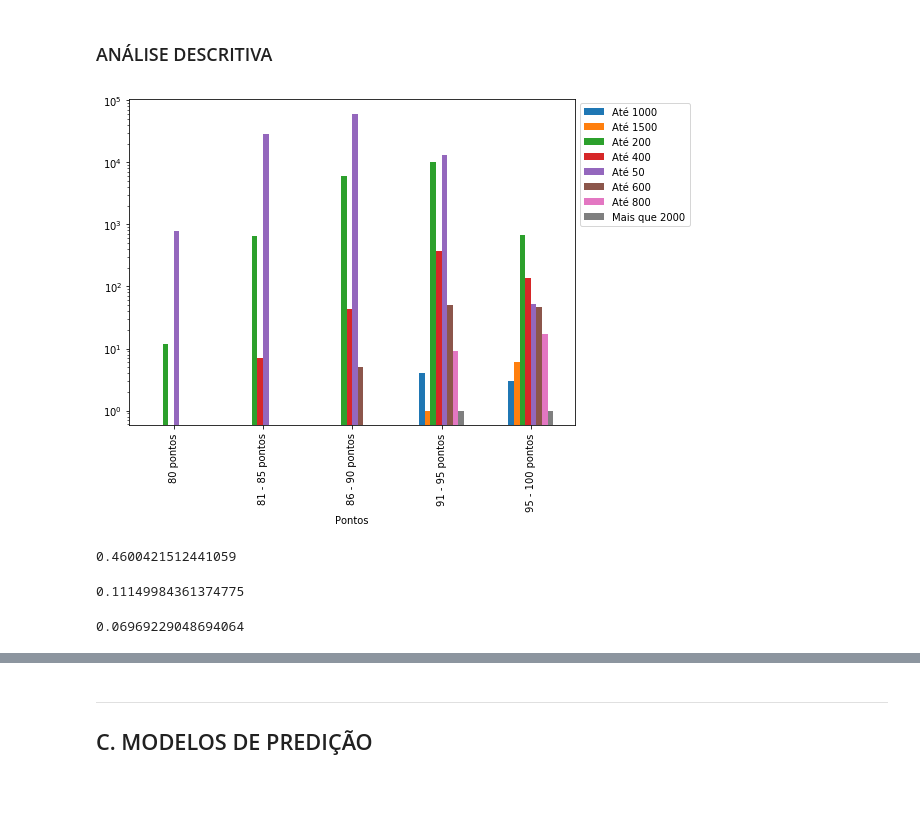
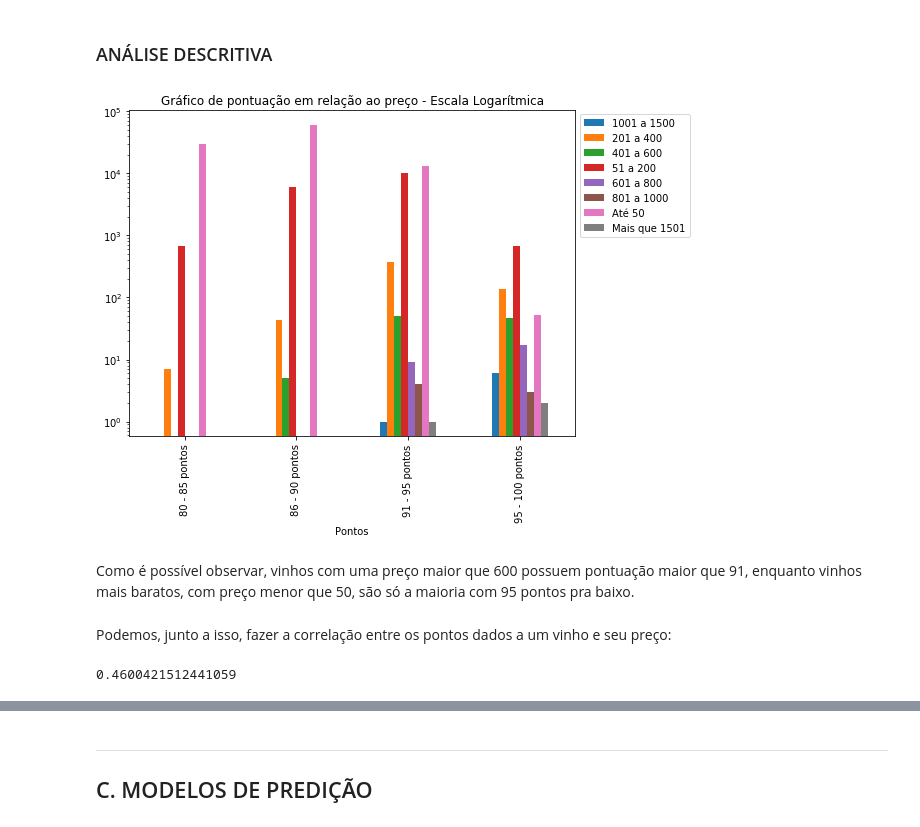
Before and after one commit to FidyBack/projeto_Cdata, a Jupyter notebook: Projeto 3 - Previsão de preço de Vinhos/Projeto3_grupo_6_vinhos.ipynb, the cells around one changed output, grey strips where cells are left out. Cells and saved outputs as stored; diff of their text form; code cells hidden in the pictures; blank space fills up the shorter version.

```diff
--- a/Projeto 3 - Previsão de preço de Vinhos/Projeto3_grupo_6_vinhos.ipynb
+++ b/Projeto 3 - Previsão de preço de Vinhos/Projeto3_grupo_6_vinhos.ipynb
@@ -86,20 +92,19 @@ Por fim, criamos
 # %%
-novo_x.loc[(novo_x.price<50),'Preço'] = 'Até 50'
-novo_x.loc[(novo_x.price>50)&(novo_x.price<=200),'Preço'] = 'Até 200'
-novo_x.loc[(novo_x.price>200)&(novo_x.price<=400),'Preço'] = 'Até 400'
-novo_x.loc[(novo_x.price>400)&(novo_x.price<=600),'Preço'] = 'Até 600'
-novo_x.loc[(novo_x.price>600)&(novo_x.price<=800),'Preço'] = 'Até 800'
-novo_x.loc[(novo_x.price>800)&(novo_x.price<=1000),'Preço'] = 'Até 1000'
-novo_x.loc[(novo_x.price>1000)&(novo_x.price<=1500),'Preço'] = 'Até 1500'
-novo_x.loc[(novo_x.price>2000),'Preço'] = 'Mais que 2000'
+data_freq.loc[(data_freq.price<50),'Preço'] = 'Até 50'
+data_freq.loc[(data_freq.price>50)&(data_freq.price<=200),'Preço'] = '51 a 200'
+data_freq.loc[(data_freq.price>200)&(data_freq.price<=400),'Preço'] = '201 a 400'
+data_freq.loc[(data_freq.price>400)&(data_freq.price<=600),'Preço'] = '401 a 600'
+data_freq.loc[(data_freq.price>600)&(data_freq.price<=800),'Preço'] = '601 a 800'
+data_freq.loc[(data_freq.price>800)&(data_freq.price<=1000),'Preço'] = '801 a 1000'
+data_freq.loc[(data_freq.price>1000)&(data_freq.price<=1500),'Preço'] = '1001 a 1500'
+data_freq.loc[(data_freq.price>1500),'Preço'] = 'Mais que 1501'
 
-novo_x.loc[(novo_x.points<=80),'Pontos'] = '80 pontos'
-novo_x.loc[(novo_x.points>80)&(novo_x.points<=85),'Pontos'] = '81 - 85 pontos'
-novo_x.loc[(novo_x.points>85)&(novo_x.points<=90),'Pontos'] = '86 - 90 pontos'
-novo_x.loc[(novo_x.points>90)&(novo_x.points<=95),'Pontos'] = '91 - 95 pontos'
-novo_x.loc[(novo_x.points>95)&(novo_x.points<=100),'Pontos'] = '95 - 100 pontos'
+data_freq.loc[(data_freq.points>=80)&(data_freq.points<=85),'Pontos'] = '80 - 85 pontos'
+data_freq.loc[(data_freq.points>85)&(data_freq.points<=90),'Pontos'] = '86 - 90 pontos'
+data_freq.loc[(data_freq.points>90)&(data_freq.points<=95),'Pontos'] = '91 - 95 pontos'
+data_freq.loc[(data_freq.points>95)&(data_freq.points<=100),'Pontos'] = '95 - 100 pontos'
 
-novo_x.head()
+data_freq
 # %% [output]
 A value is trying to be set on a copy of a slice from a DataFrame.
 Try using .loc[row_indexer,col_indexer] = value instead
@@ -119,0 +139,15 @@ See the caveats in the documentation: http://pandas.pydata.org/pandas-docs/stabl
+# %%
+dummy_vinhos = pd.get_dummies(data_freq['variety'])
+data_freq = pd.concat([data_freq,dummy_vinhos],axis=1)
+
+data_filtrado = data_freq.dropna(subset=['price'])
+del data_filtrado['description']
+del data_filtrado['designation']
+del data_filtrado['province']
+del data_filtrado['region_1']
+del data_filtrado['region_2']
+del data_filtrado['variety']
+del data_filtrado['winery']
+del data_filtrado['country']
+
+data_filtrado.columns
@@ -120,10 +170,15 @@ See the caveats in the documentation: http://pandas.pydata.org/pandas-docs/stabl
 # %% [markdown]
 ### ANÁLISE DESCRITIVA
 # %%
-data = pd.crosstab(novo_x.Pontos, novo_x.Preço)
+data = pd.crosstab(data_freq.Pontos, data_freq.Preço)
 data.plot(kind='bar', figsize=(8,6));
 plt.yscale('log')
+plt.title("Gráfico de pontuação em relação ao preço - Escala Logarítmica")
 plt.legend(loc='center left', bbox_to_anchor=(1, 0.8));
 # %% [output]
-[figure, old version]
+[figure, new version]
+# %% [markdown]
+Como é possível observar, vinhos com uma preço maior que 600 possuem pontuação maior que 91, enquanto vinhos mais baratos, com preço menor que 50, são só a maioria com 95 pontos pra baixo.
+# %% [markdown]
+Podemos, junto a isso, fazer a correlação entre os pontos dados a um vinho e seu preço:
 # %%
@@ -131,10 +186,2 @@ novo_x.points.corr(novo_x.price)
 # %% [output]
 0.4600421512441059
-# %%
-novo_x.Frequencia.corr(novo_x.price)
-# %% [output]
-0.11149984361374775
-# %%
-novo_x.Frequencia.corr(novo_x.points)
-# %% [output]
-0.06969229048694064
```
Also changed, not shown: parts of 81 cells of this notebook.
